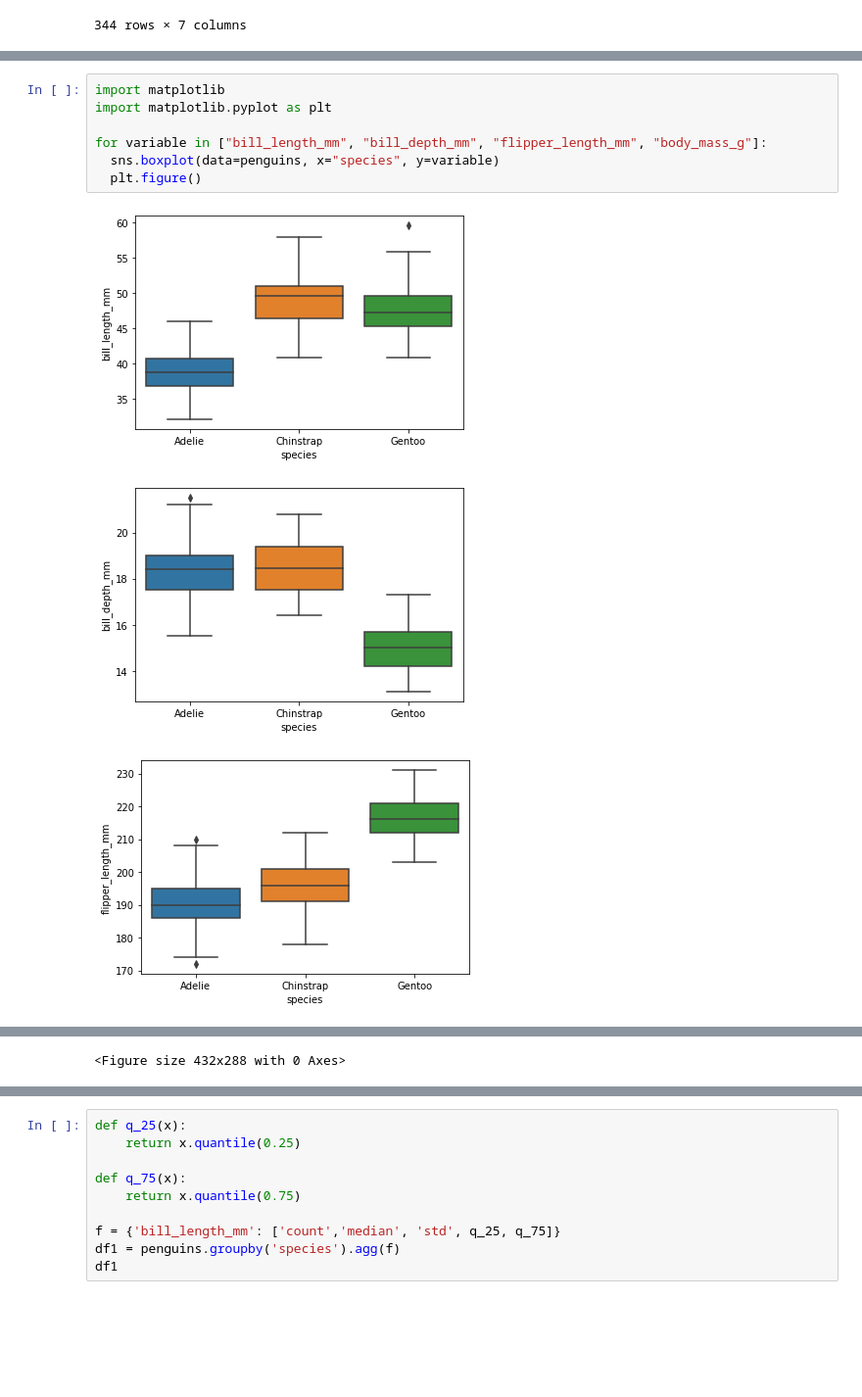
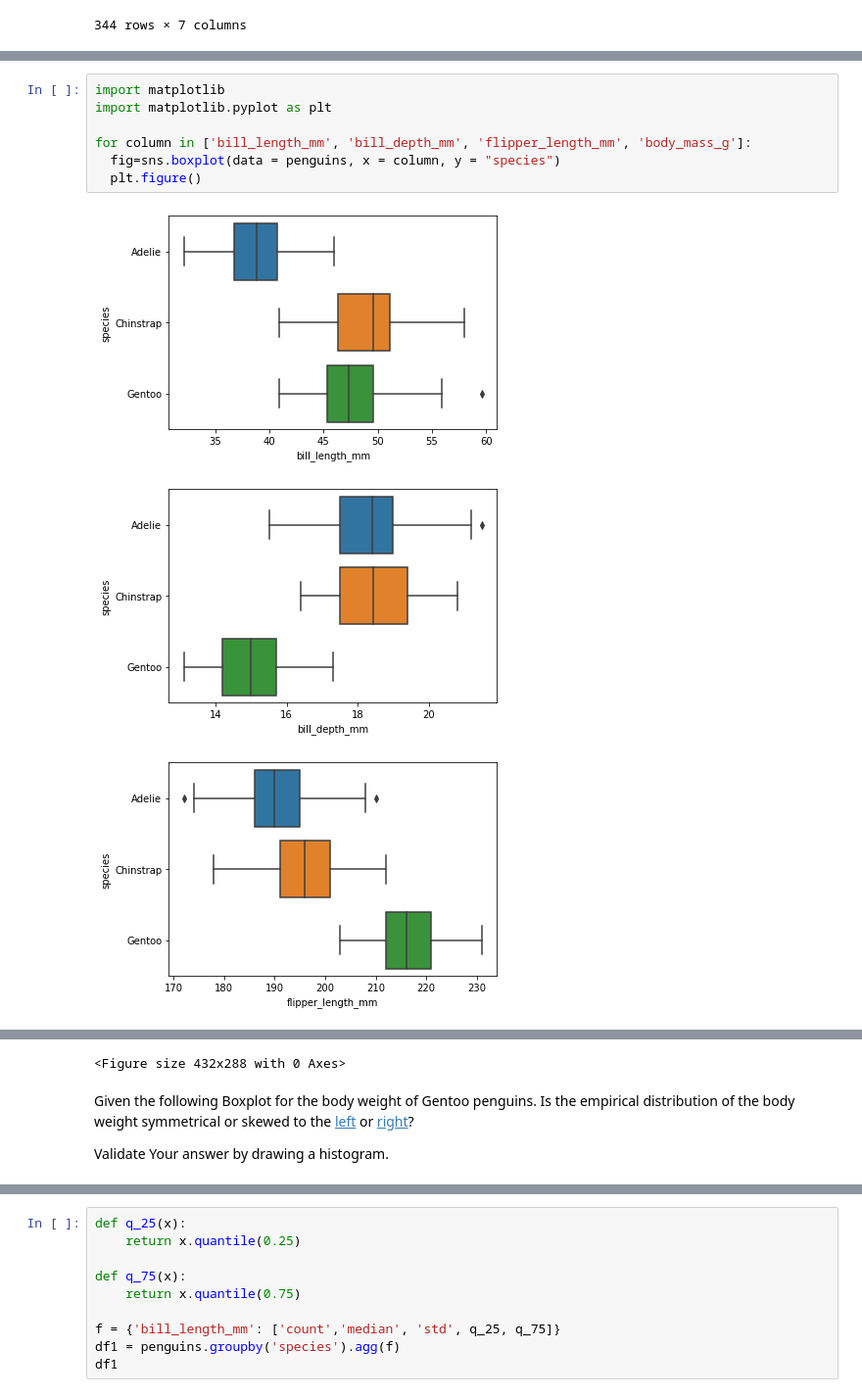
Before and after one commit to jhumci/BLT_BDS, a Jupyter notebook: 4_Visualisierung_und_Datenbanken.ipynb, the cells around one changed output, grey strips where cells are left out. Shown at 98% size. Saved outputs shown, nothing was run; the diff lists cells and outputs as text; blank space fills up the shorter version.

```diff
--- a/4_Visualisierung_und_Datenbanken.ipynb
+++ b/4_Visualisierung_und_Datenbanken.ipynb
@@ -287,11 +197,11 @@ penguins
 # %%
 import matplotlib
 import matplotlib.pyplot as plt
 
-for variable in ["bill_length_mm", "bill_depth_mm", "flipper_length_mm", "body_mass_g"]:
-  sns.boxplot(data=penguins, x="species", y=variable)
+for column in ['bill_length_mm', 'bill_depth_mm', 'flipper_length_mm', 'body_mass_g']:
+  fig=sns.boxplot(data = penguins, x = column, y = "species")
   plt.figure()
 # %% [output]
-[figure, old version]
+[figure, new version]
-[figure, old version]
+[figure, new version]
-[figure, old version]
+[figure, new version]
@@ -299 +209,5 @@ for variable in ["bill_length_mm", "bill_depth_mm", "flipper_length_mm", "body_m
 <Figure size 432x288 with 0 Axes>
+# %% [markdown]
+Given the following Boxplot for the body weight of Gentoo penguins. Is the empirical distribution of the body weight symmetrical or skewed to the [left](https://www.itl.nist.gov/div898/handbook/eda/section3/histogr7.htm) or [right](https://www.itl.nist.gov/div898/handbook/eda/section3/histogr6.htm)?
+
+Validate Your answer by drawing a histogram.
```
Also changed, not shown: parts of 107 cells of this notebook, 7 other files.
